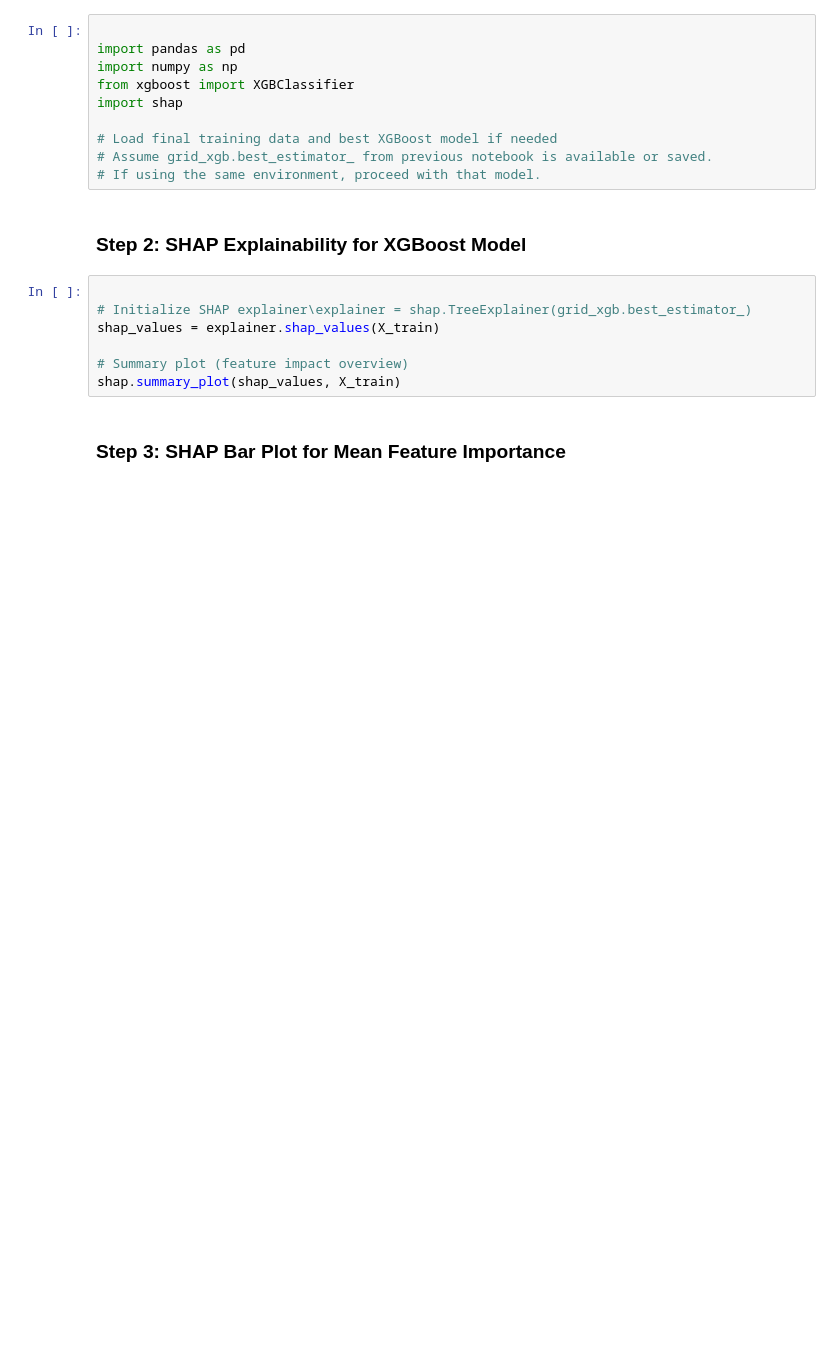
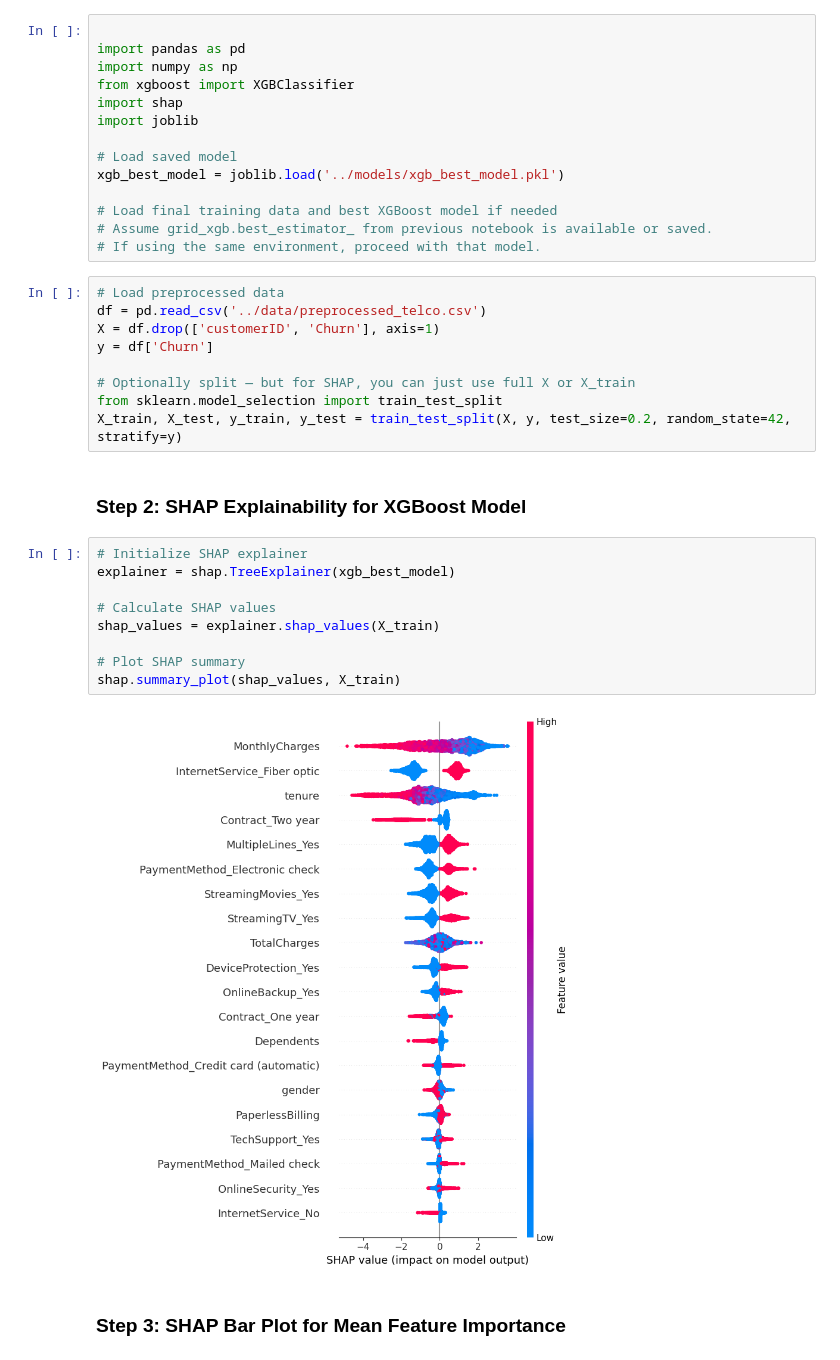
Before and after one commit to Kushal-Shankar-1/RetainX, a Jupyter notebook: notebooks/interpretation_and_business_insights.ipynb, the cells around one changed output. Drawn from its saved outputs; the diff is of its cells as text; blank space fills up the shorter version.

Commit message:
Exported Model and results

```diff
--- a/notebooks/interpretation_and_business_insights.ipynb
+++ b/notebooks/interpretation_and_business_insights.ipynb
@@ -8,19 +8,36 @@ import pandas as pd
 import numpy as np
 from xgboost import XGBClassifier
 import shap
+import joblib
+
+# Load saved model
+xgb_best_model = joblib.load('../models/xgb_best_model.pkl')
 
 # Load final training data and best XGBoost model if needed
 # Assume grid_xgb.best_estimator_ from previous notebook is available or saved.
 # If using the same environment, proceed with that model.
+# %%
+# Load preprocessed data
+df = pd.read_csv('../data/preprocessed_telco.csv')
+X = df.drop(['customerID', 'Churn'], axis=1)
+y = df['Churn']
+
+# Optionally split — but for SHAP, you can just use full X or X_train
+from sklearn.model_selection import train_test_split
+X_train, X_test, y_train, y_test = train_test_split(X, y, test_size=0.2, random_state=42, stratify=y)
 # %% [markdown]
 ### Step 2: SHAP Explainability for XGBoost Model
 # %%
+# Initialize SHAP explainer
+explainer = shap.TreeExplainer(xgb_best_model)
 
-# Initialize SHAP explainer\explainer = shap.TreeExplainer(grid_xgb.best_estimator_)
+# Calculate SHAP values
 shap_values = explainer.shap_values(X_train)
 
-# Summary plot (feature impact overview)
+# Plot SHAP summary
 shap.summary_plot(shap_values, X_train)
+# %% [output]
+[figure, added]
 # %% [markdown]
 ### Step 3: SHAP Bar Plot for Mean Feature Importance
 # %%
```
Also changed, not shown: parts of 1 cell of this notebook, 7 other files.
